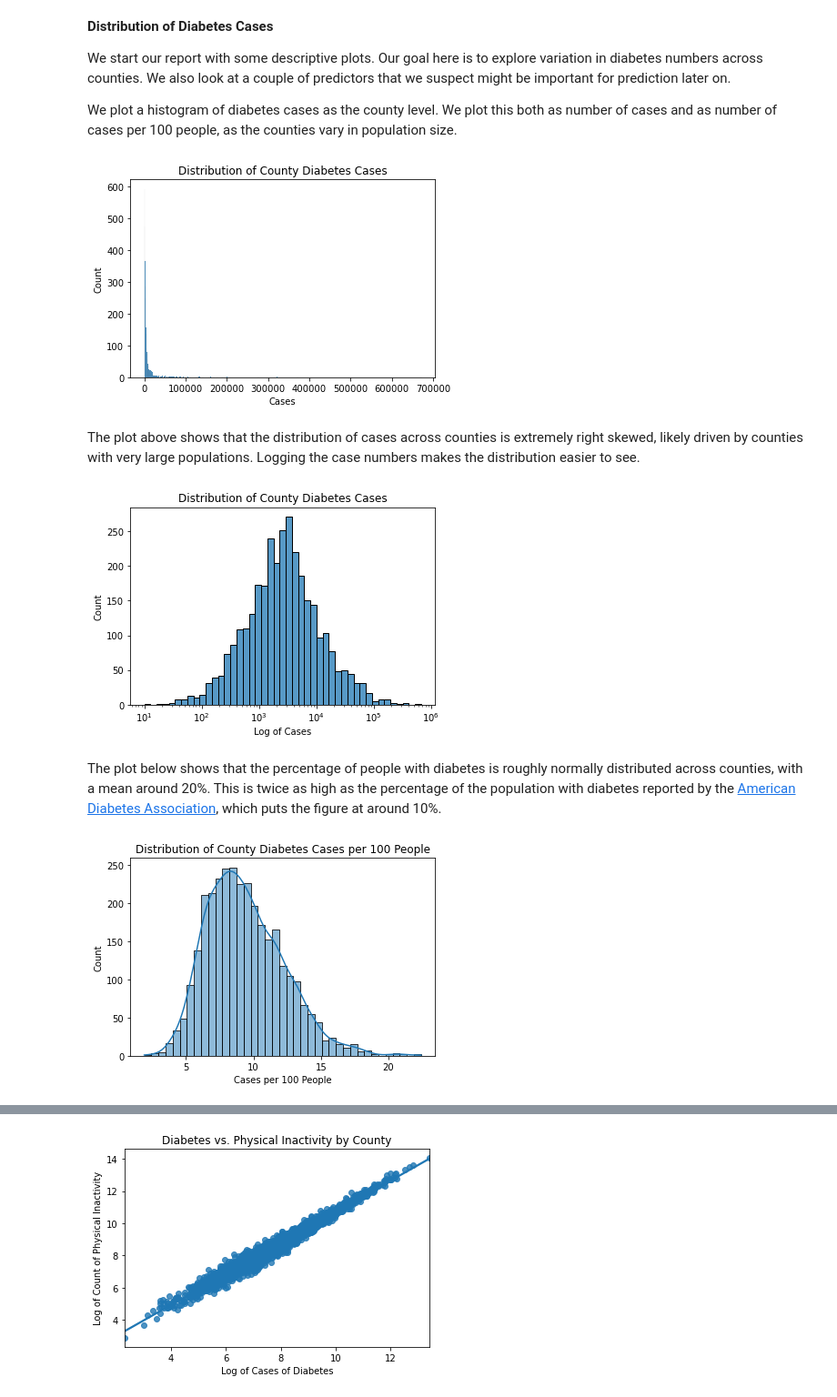
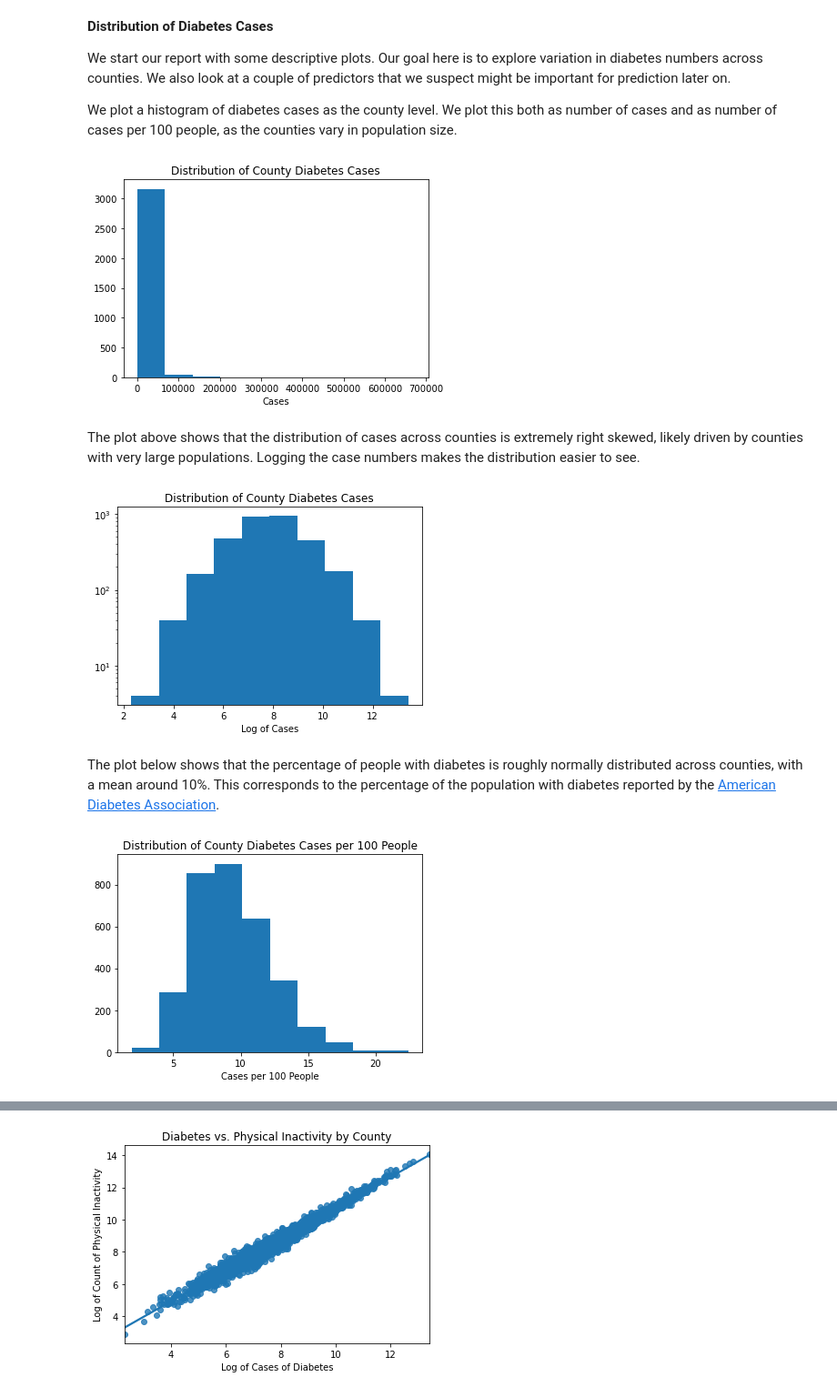
Before and after one commit to yaelnidam/CSS_Project2_Team1_Fall2020, a Jupyter notebook: project2.ipynb, the cells around one changed output, grey strips where cells are left out. Shown at 91% size. Drawn from its saved outputs; the diff is of its cells as text; code cells hidden in the pictures.

Commit message:
merged in changes from project2_YN and made sure seaborn histogram plot doesn't run

```diff
--- a/project2.ipynb
+++ b/project2.ipynb
@@ -81,27 +85,30 @@ diabetes['diabetes_per100'] = diabetes['Diabetes_Number']/diabetes['race_total p
 # %%
 #diabetes cases across counties
-sns.histplot(data = diabetes, x = 'Diabetes_Number')
+#sns.histplot(data = diabetes, x = 'Diabetes_Number')
+plt.hist(diabetes['Diabetes_Number'])
 plt.title("Distribution of County Diabetes Cases")
 plt.xlabel("Cases");
 # %% [output]
-[figure, old version]
+[figure, new version]
 # %% [markdown]
 The plot above shows that the distribution of cases across counties is extremely right skewed, likely driven by counties with very large populations. Logging the case numbers makes the distribution easier to see.
 # %%
-sns.histplot(data = diabetes, x = 'Diabetes_Number', log_scale= True)
+#sns.histplot(data = diabetes, x = 'Diabetes_Number', log_scale= True)
+plt.hist(diabetes['ln_diabetes'], log = True)
 plt.title("Distribution of County Diabetes Cases")
 plt.xlabel("Log of Cases");
 # %% [output]
-[figure, old version]
+[figure, new version]
 # %% [markdown]
-The plot below shows that the percentage of people with diabetes is roughly normally distributed across counties, with a mean around 20%. This is twice as high as the percentage of the population with diabetes reported by the [American Diabetes Association](https://www.diabetes.org/resources/statistics/statistics-about-diabetes), which puts the figure at around 10%.
+The plot below shows that the percentage of people with diabetes is roughly normally distributed across counties, with a mean around 10%. This corresponds to the percentage of the population with diabetes reported by the [American Diabetes Association](https://www.diabetes.org/resources/statistics/statistics-about-diabetes).
 # %%
 # diabetes per 100 people
-sns.histplot(data = diabetes, x = 'diabetes_per100', kde = True)
+#sns.histplot(data = diabetes, x = 'diabetes_per100', kde = True)
+plt.hist(diabetes["diabetes_per100"])
 plt.title("Distribution of County Diabetes Cases per 100 People")
 plt.xlabel("Cases per 100 People");
 # %% [output]
-[figure, old version]
+[figure, new version]
 # %% [markdown]
 **Diabetes and Level of Inactivity**
 
```
Also changed, not shown: parts of 22 cells of this notebook.
